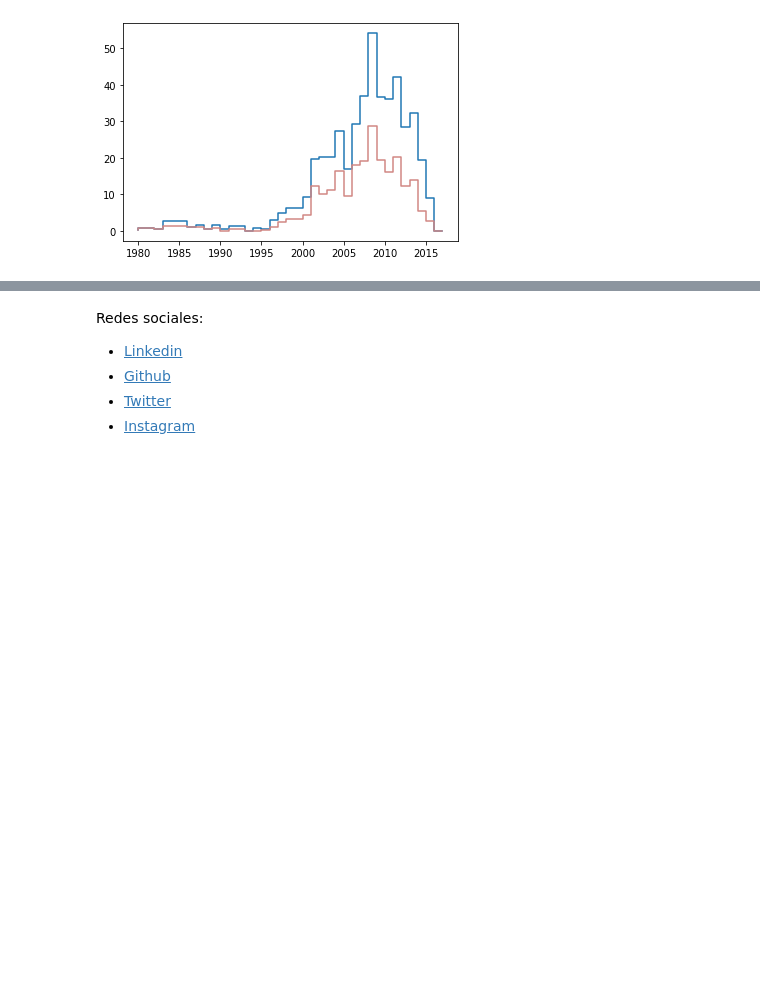
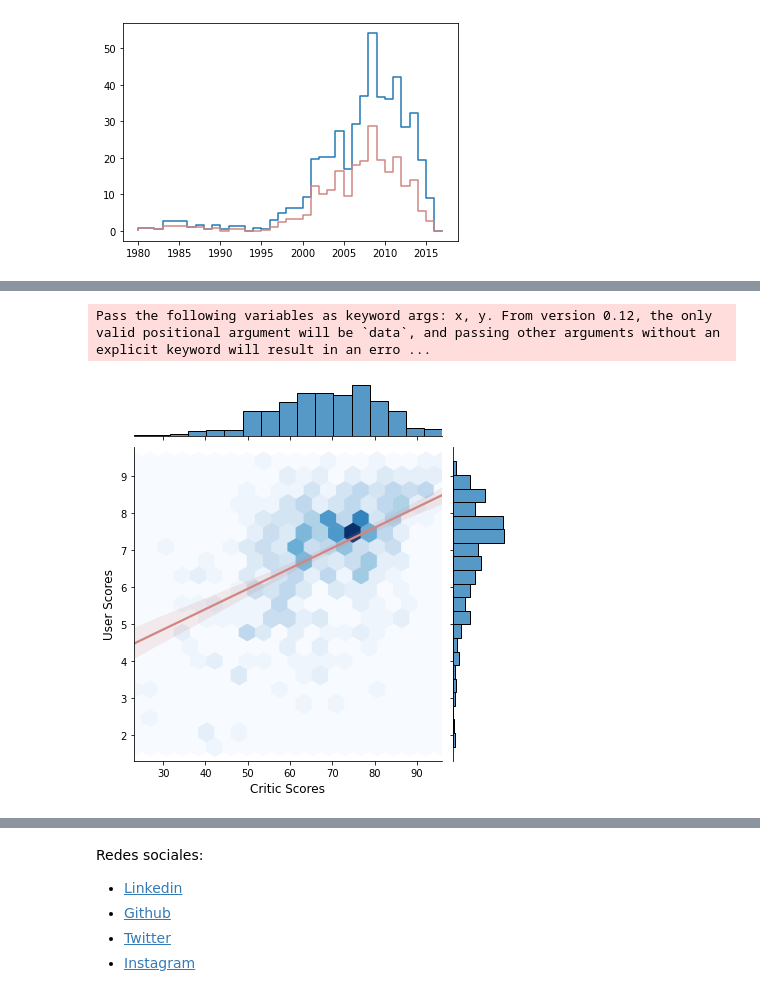
Before and after one commit to MayumyCH/Graficos_Cheat_Sheets, a Jupyter notebook: Graficos_Cheat_Sheets.ipynb, the cells around one changed output, grey strips where cells are left out. Cells and saved outputs as stored; diff of their text form; code cells hidden in the pictures; blank space fills up the shorter version.

```diff
--- a/Graficos_Cheat_Sheets.ipynb
+++ b/Graficos_Cheat_Sheets.ipynb
@@ -580,6 +581,18 @@ plt.show()
 # %%
 # Reemplazo de valores "tbd" con np.nan y transformación de columna a tipo flotante
 dataGames["User_Score"] = dataGames["User_Score"].replace("tbd", np.nan).astype(float)
+# %%
+g = sns.jointplot(x = 'Critic_Score',y = 'User_Score',data = dataGames,kind = 'hex',cmap= 'Blues')
+
+sns.regplot(dataGames.Critic_Score, dataGames.User_Score, ax=g.ax_joint, scatter=False, color='#d18683');
+
+plt.xlabel('Critic Scores',fontsize='large')
+plt.ylabel('User Scores',fontsize='large');
+
+plt.show()
+# %% [output]
+Pass the following variables as keyword args: x, y. From version 0.12, the only valid positional argument will be `data`, and passing other arguments without an explicit keyword will result in an erro ...
+[figure, added]
 # %%
 g = sns.jointplot(x = 'Critic_Score',
               y = 'User_Score',
```
Also changed, not shown: parts of 13 cells of this notebook, 1 other file.
